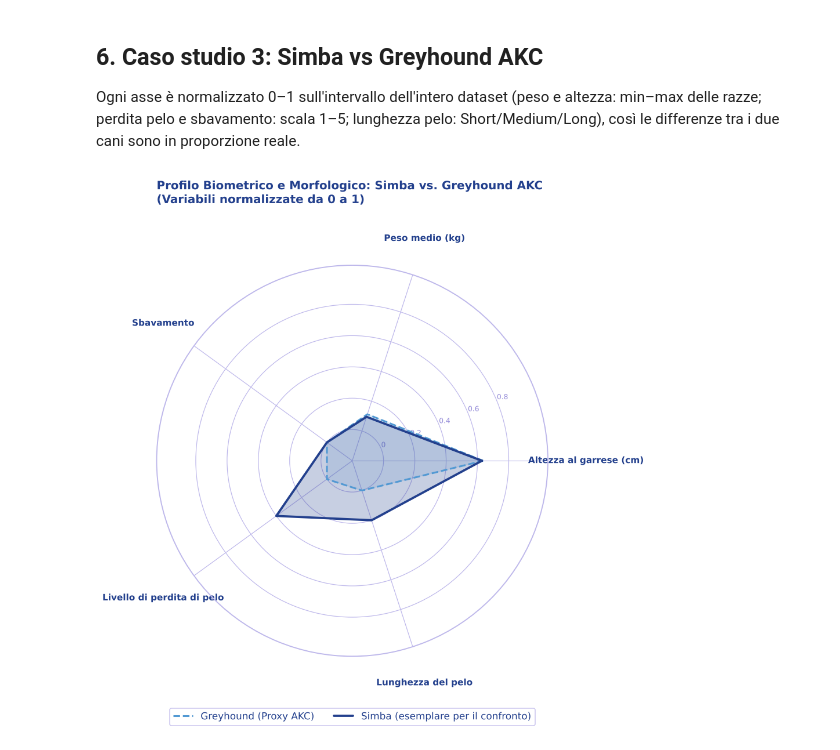
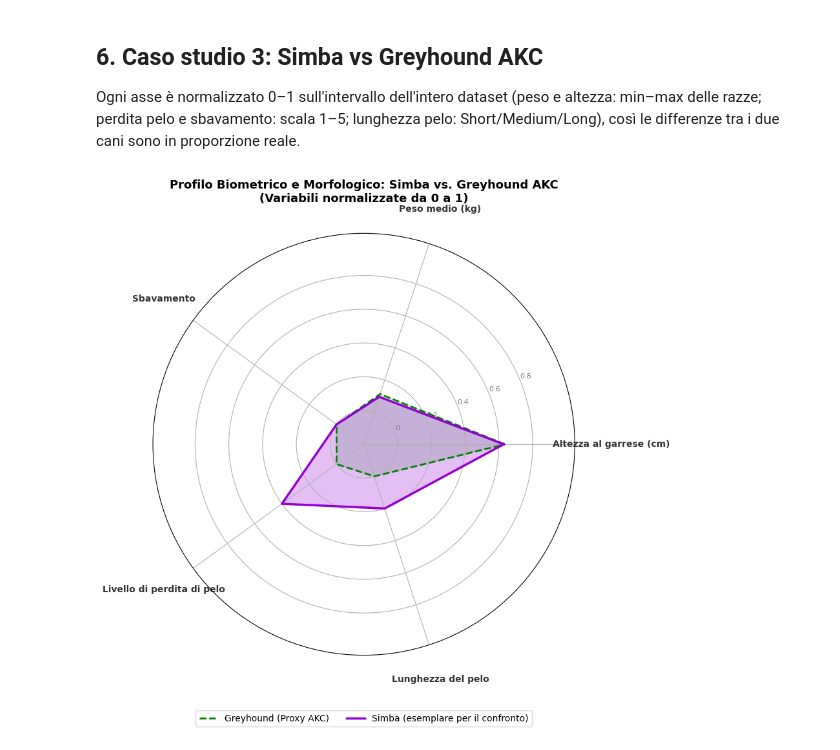
Before and after one commit to marziamacchia05-rgb/AKC, a Jupyter notebook: notebook/AKC_cani.ipynb, the cells around one changed output. Cells and saved outputs as stored; diff of their text form; code cells hidden in the pictures.

```diff
--- a/notebook/AKC_cani.ipynb
+++ b/notebook/AKC_cani.ipynb
@@ -23,16 +23,19 @@ import warnings
 warnings.filterwarnings("ignore", message=".*(compatibility_layout|n_jobs value|IProgress not found).*")
 import umap
 
-# ---- Palette: sfondo bianco + 5 colori ---------------------------------------
-PALETTE = ["#23408d", "#5299d3", "#84ade6", "#958cd9", "#beb8eb"]
-BLU_SCURO, BLU, AZZURRO, LAVANDA, LILLA = PALETTE
+# ---- Palette: sfondo bianco + dettagli #1800ad -------------------------------
+PRIMARIO = "#1800ad"
 
-PRIMARIO = BLU_SCURO     # serie principale, testi, titoli
-CHIARO   = BLU           # seconda serie / riempimenti
-TENUE    = LILLA         # assi, griglia, elementi di sfondo
-NEUTRO   = LAVANDA       # polo negativo della heatmap divergente
+def tinta(frazione):
+    """Mescola PRIMARIO con il bianco (1 = colore pieno, 0 = bianco)."""
+    p, w = np.array(to_rgb(PRIMARIO)), np.ones(3)
+    return to_hex(w + (p - w) * frazione)
 
-sns.set_theme(style="white", palette=PALETTE, rc={
+CHIARO = tinta(0.45)     # seconda serie / riempimenti
+TENUE  = tinta(0.15)     # assi, griglia, elementi di sfondo
+NEUTRO = "#9E9E9E"       # polo negativo della heatmap divergente
+
+sns.set_theme(style="white", rc={
     "figure.facecolor": "white", "axes.facecolor": "white", "savefig.facecolor": "white",
     "axes.edgecolor": TENUE, "axes.labelcolor": PRIMARIO, "axes.titlecolor": PRIMARIO,
     "axes.titleweight": "bold", "axes.titlesize": 14, "axes.titlelocation": "left",
@@ -376,42 +399,40 @@ num_vars = len(features)
 angles = np.linspace(0, 2 * np.pi, num_vars, endpoint=False).tolist()
 
 simba_plot = np.concatenate((simba_norm, [simba_norm[0]]))
 greyhound_plot = np.concatenate((greyhound_norm, [greyhound_norm[0]]))
 angles += angles[:1]
 
 # Creazione della figura con margini ottimizzati
 fig, ax = plt.subplots(figsize=(9, 9), subplot_kw=dict(polar=True))
 
 # NOTA CHIAVE: Impostiamo il limite a 1.25 e l'origine a 0 per lasciare spazio ai vertici
 ax.set_ylim(0, 1.25)
 ax.set_rorigin(0)
 
 # Poligono Greyhound (AKC Proxy)
-ax.plot(angles, greyhound_plot, linewidth=2, linestyle='--', color=BLU, label='Greyhound (Proxy AKC)')
-ax.fill(angles, greyhound_plot, color=BLU, alpha=0.15)
+ax.plot(angles, greyhound_plot, linewidth=2, linestyle='--', color='green', label='Greyhound (Proxy AKC)')
+ax.fill(angles, greyhound_plot, color='green', alpha=0.15)
 
 # Poligono Simba
-ax.plot(angles, simba_plot, linewidth=2.5, linestyle='-', color=BLU_SCURO, label='Simba (esemplare per il confronto)')
-ax.fill(angles, simba_plot, color=BLU_SCURO, alpha=0.25)
+ax.plot(angles, simba_plot, linewidth=2.5, linestyle='-', color='darkviolet', label='Simba (esemplare per il confronto)')
+ax.fill(angles, simba_plot, color='darkviolet', alpha=0.25)
 
 # Formattazione e spaziatura etichette per evitare sovrapposizioni
 ax.set_xticks(angles[:-1])
-ax.set_xticklabels(features, fontsize=10, fontweight='bold', color=BLU_SCURO)
+ax.set_xticklabels(features, fontsize=10, fontweight='bold', color='#333333')
 ax.tick_params(axis='x', pad=30)  # Aumentato il padding per distanziare il testo dal bordo
 
 # Griglie radiali (ricalorate fino a 1.0 per la griglia interna)
-ax.set_rgrids([0.2, 0.4, 0.6, 0.8, 1.0], labels=['0', '0.2', '0.4', '0.6', '0.8'], color=LAVANDA, size=8)
+ax.set_rgrids([0.2, 0.4, 0.6, 0.8, 1.0], labels=['0', '0.2', '0.4', '0.6', '0.8'], color='grey', size=8)
 
 # Titolo ben distanziato in alto
 plt.title('Profilo Biometrico e Morfologico: Simba vs. Greyhound AKC\n(Variabili normalizzate da 0 a 1)',
-          size=13, fontweight='bold', pad=35, color=BLU_SCURO)
+          size=13, fontweight='bold', pad=35)
 
 # Legenda posizionata in basso, perfettamente isolata dal grafico
-plt.legend(loc='upper center', bbox_to_anchor=(0.5, -0.12), ncol=2, frameon=True, edgecolor=LILLA, labelcolor=BLU_SCURO)
+plt.legend(loc='upper center', bbox_to_anchor=(0.5, -0.12), ncol=2, frameon=True)
 
-ax.spines['polar'].set_color(LILLA)
-ax.grid(color=LILLA)
 plt.tight_layout()
-salva(fig, "07_radar_simba_greyhound.png")
+plt.show()
 # %% [output]
-[figure, old version]
+[figure, new version]
```
Also changed, not shown: parts of 8 cells of this notebook.
